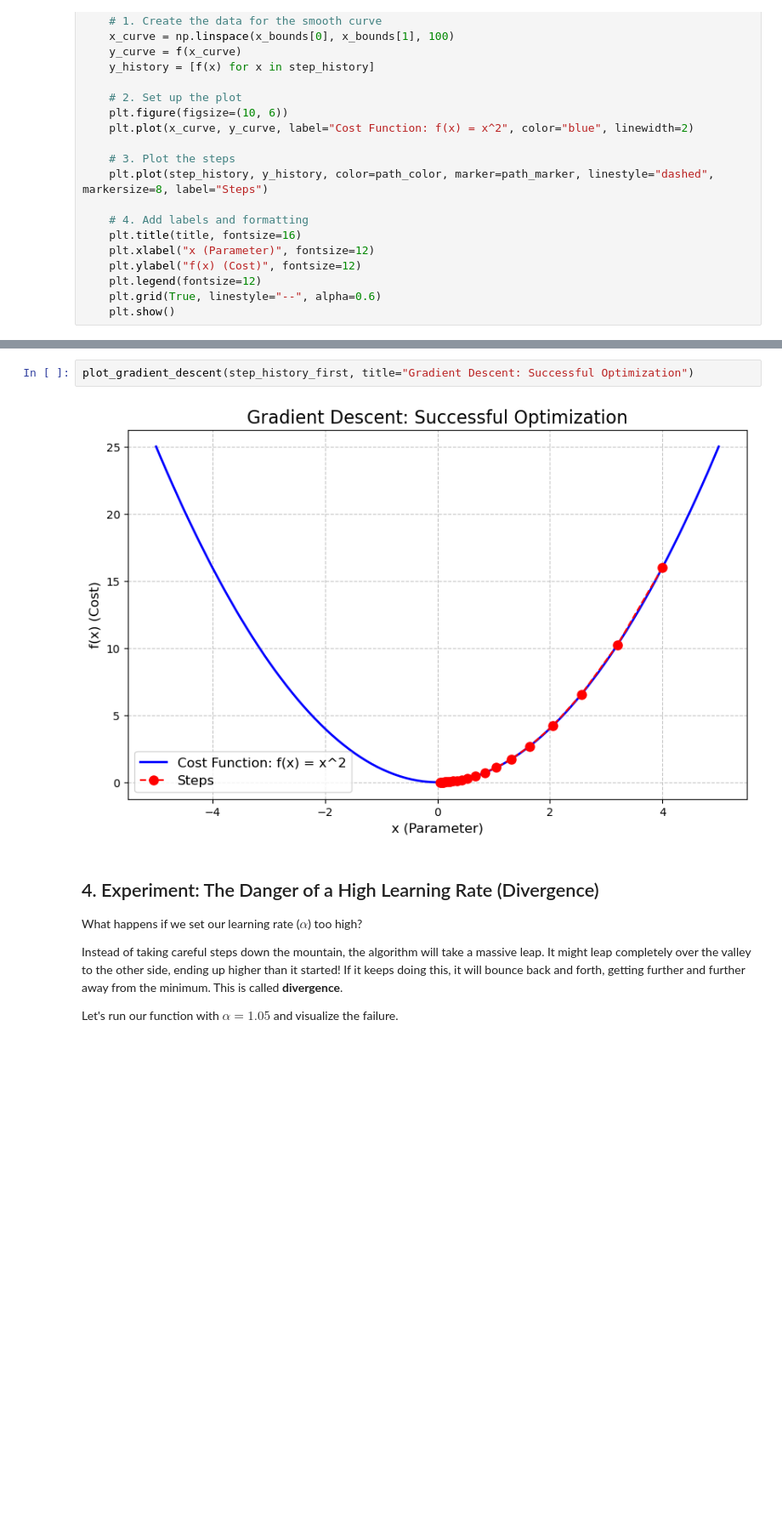
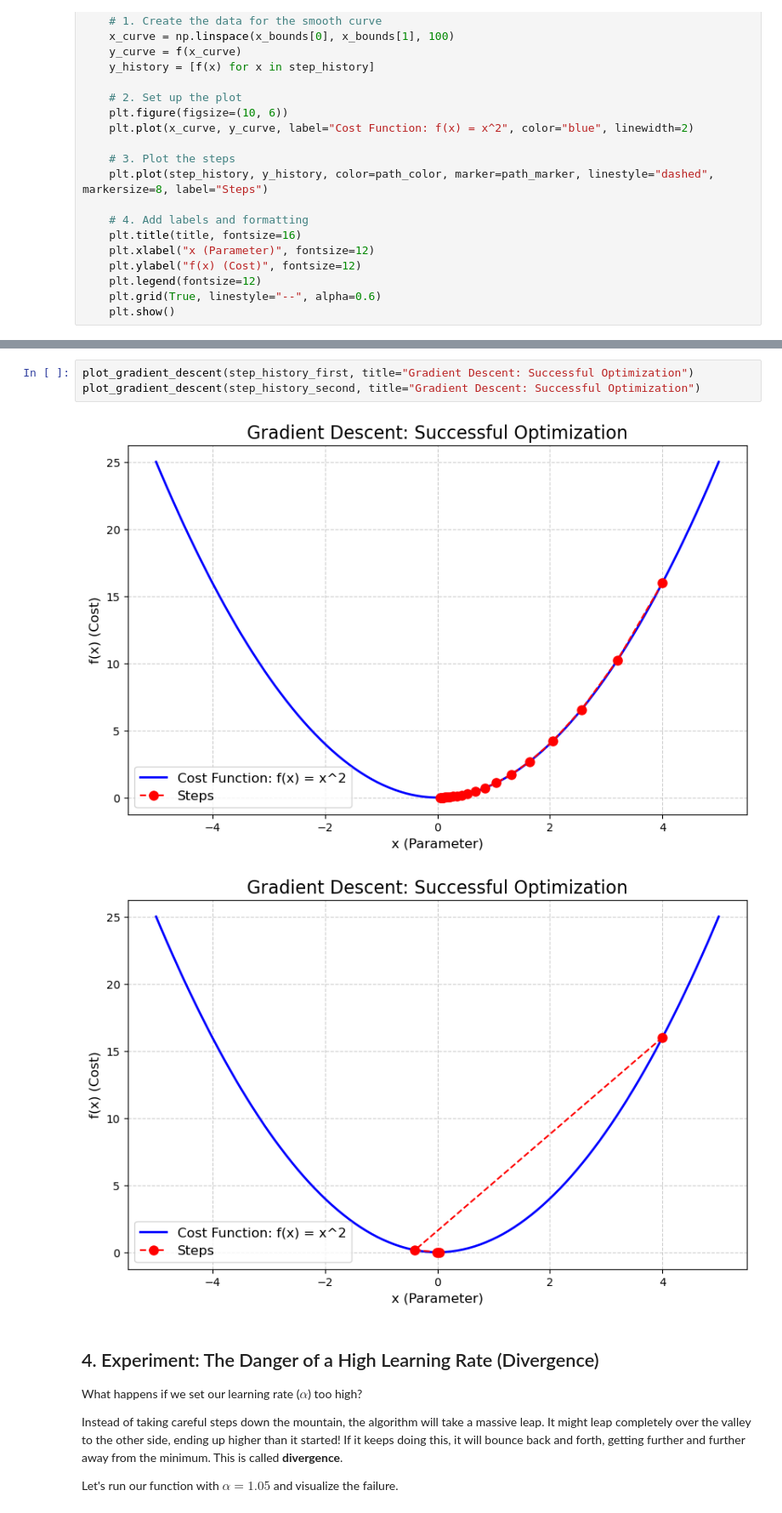
Before and after one commit to RumenMoysev/Softuni-math-concepts-final, a Jupyter notebook: gradient_descent_explainer.ipynb, the cells around one changed output, grey strips where cells are left out. Shown at 85% size. Cells and saved outputs as stored; diff of their text form; blank space fills up the shorter version.

Commit message:
Add conclusion and next steps. Also show the more optimized learning rate graph

```diff
--- a/gradient_descent_explainer.ipynb
+++ b/gradient_descent_explainer.ipynb
@@ -178,7 +182,9 @@ We will plot our cost function, $f(x) = x^2$, as a continuous curve. Then, we wi
 # %%
 plot_gradient_descent(step_history_first, title="Gradient Descent: Successful Optimization")
+plot_gradient_descent(step_history_second, title="Gradient Descent: Successful Optimization")
 # %% [output]
 [figure]
+[figure, added]
 # %% [markdown]
 ## 4. Experiment: The Danger of a High Learning Rate (Divergence)
 
```
Also changed, not shown: parts of 4 cells of this notebook.
